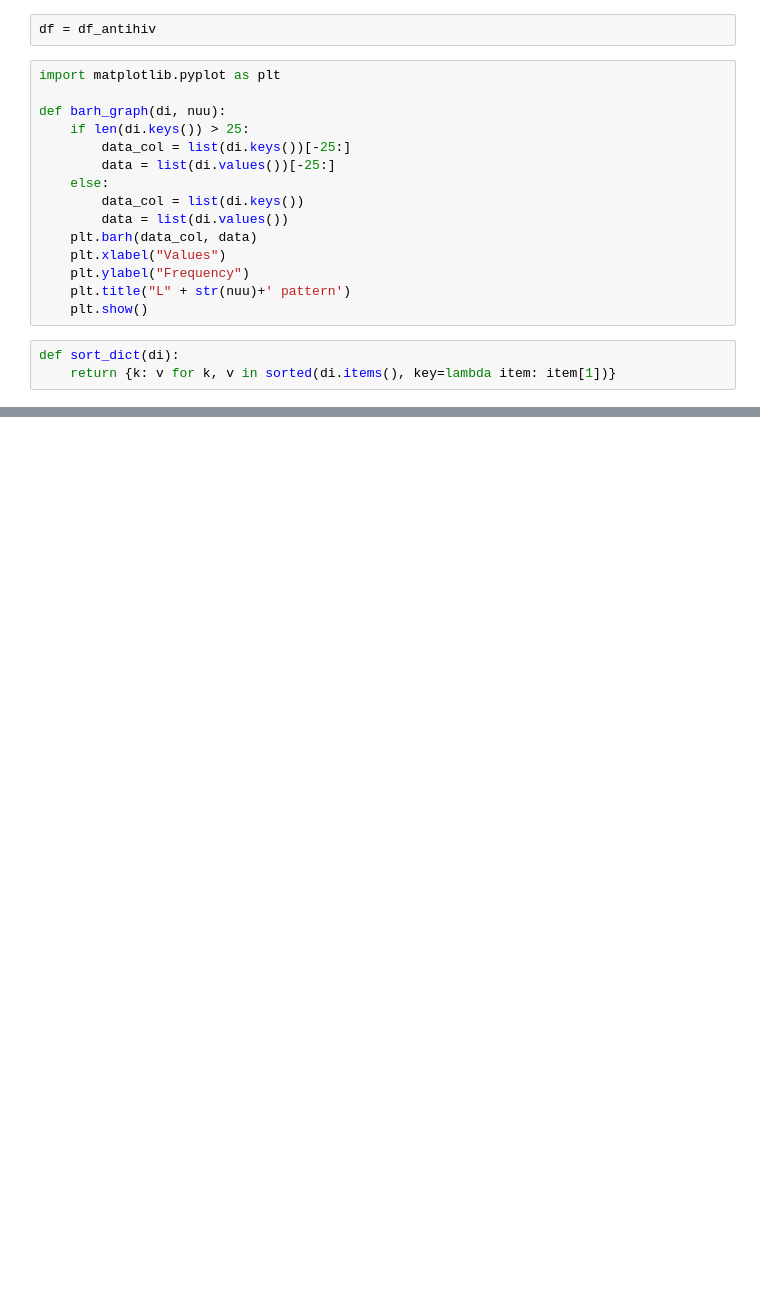
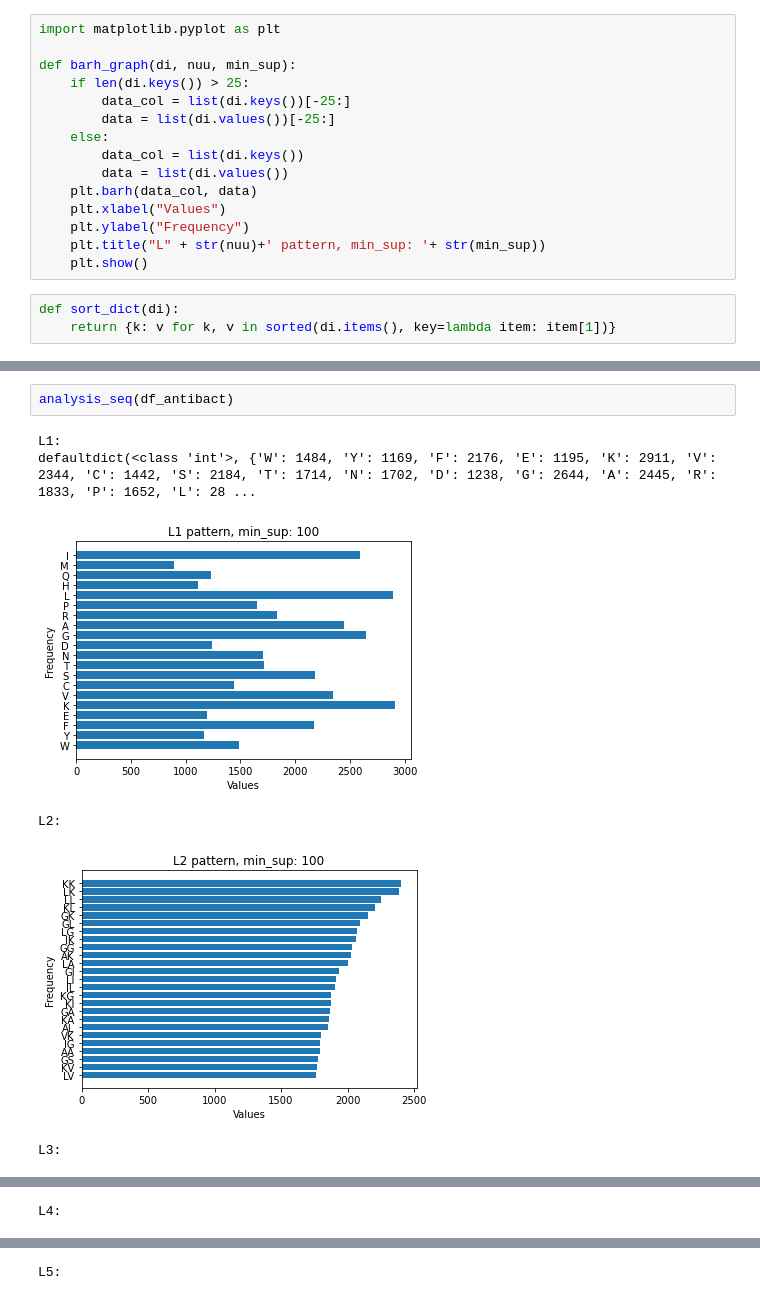
Before and after one commit to JunShen19/bio_data_mining, a Jupyter notebook: association_rules.ipynb, the cells around one changed output, grey strips where cells are left out. Drawn from its saved outputs; the diff is of its cells as text; blank space fills up the shorter version.

```diff
--- a/association_rules.ipynb
+++ b/association_rules.ipynb
@@ -64,12 +64,10 @@ print(df_antiviral.shape)
 (3383, 9)
 (3691, 9)
 (1082, 9)
-# %%
-df = df_antihiv
 # %%
 import matplotlib.pyplot as plt
 
-def barh_graph(di, nuu):
+def barh_graph(di, nuu, min_sup):
     if len(di.keys()) > 25:
         data_col = list(di.keys())[-25:]
         data = list(di.values())[-25:]
@@ -79,7 +77,7 @@ def barh_graph(di, nuu):
     plt.barh(data_col, data)
     plt.xlabel("Values")
     plt.ylabel("Frequency")
-    plt.title("L" + str(nuu)+' pattern')
+    plt.title("L" + str(nuu)+' pattern, min_sup: '+ str(min_sup))
     plt.show()
 # %%
 def sort_dict(di):
@@ -127,0 +117,9 @@ L6:
+# %%
+analysis_seq(df_antibact)
+# %% [output]
+L1:
+defaultdict(<class 'int'>, {'W': 1484, 'Y': 1169, 'F': 2176, 'E': 1195, 'K': 2911, 'V': 2344, 'C': 1442, 'S': 2184, 'T': 1714, 'N': 1702, 'D': 1238, 'G': 2644, 'A': 2445, 'R': 1833, 'P': 1652, 'L': 28 ...
+[figure, added]
+L2:
+[figure, added]
+L3:
@@ -127,0 +127 @@ L6:
+L4:
@@ -127,0 +129 @@ L6:
+L5:
```
Also changed, not shown: parts of 7 cells of this notebook.
